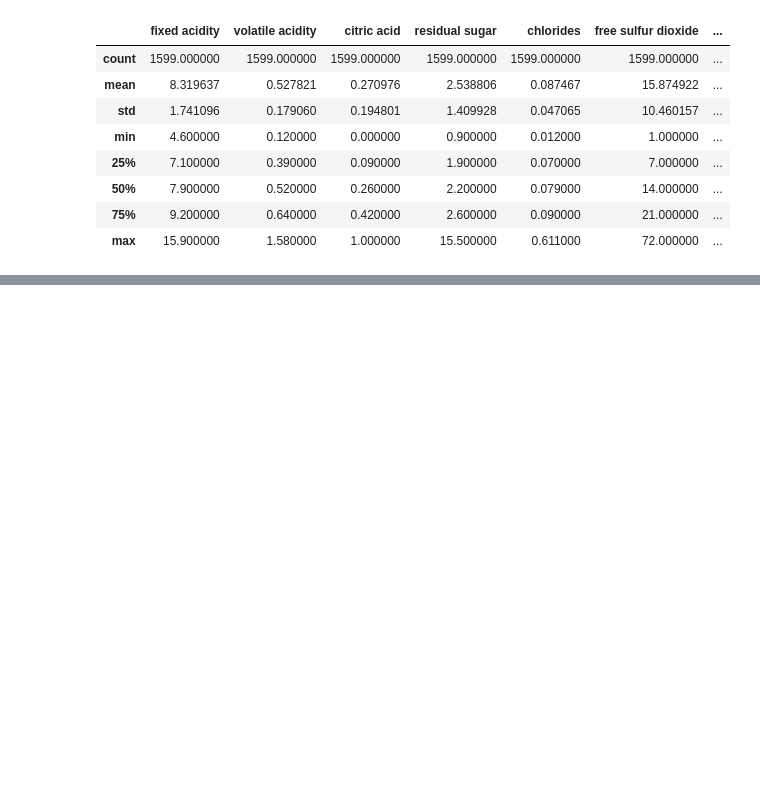
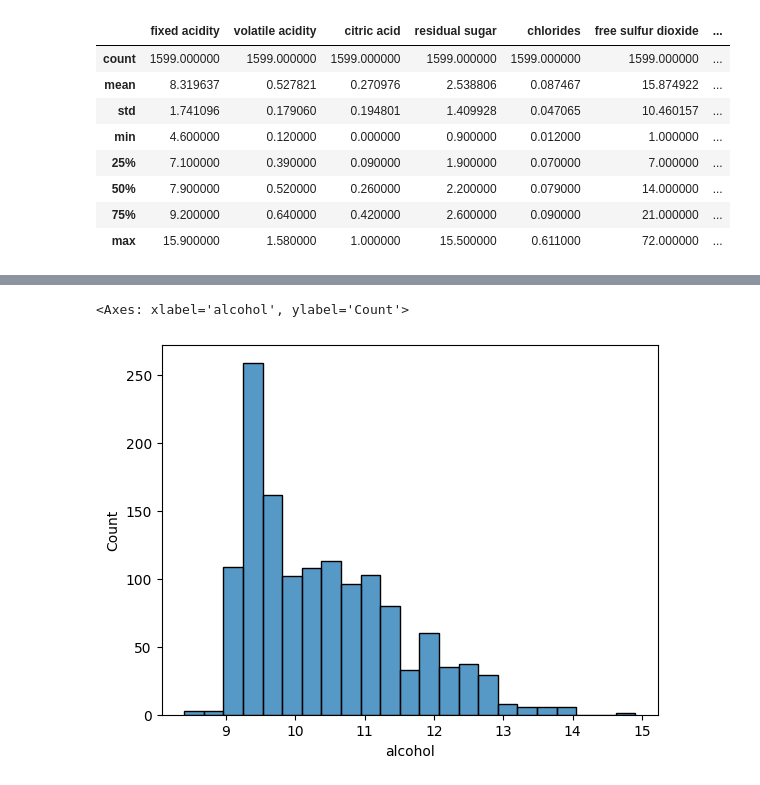
Before and after one commit to ishivansmishra/machine_learning, a Jupyter notebook: Exploratory_Data_Analysis/Red_Wine.ipynb, the cells around one changed output, grey strips where cells are left out. Cells and saved outputs as stored; diff of their text form; code cells hidden in the pictures; blank space fills up the shorter version.

```diff
--- a/Exploratory_Data_Analysis/Red_Wine.ipynb
+++ b/Exploratory_Data_Analysis/Red_Wine.ipynb
@@ -51,0 +162,5 @@ df.describe()
+# %%
+sns.histplot(df['alcohol'])
+# %% [output]
+<Axes: xlabel='alcohol', ylabel='Count'>
+[figure, added]
```
Also changed, not shown: parts of 16 cells of this notebook, 1 other file.
